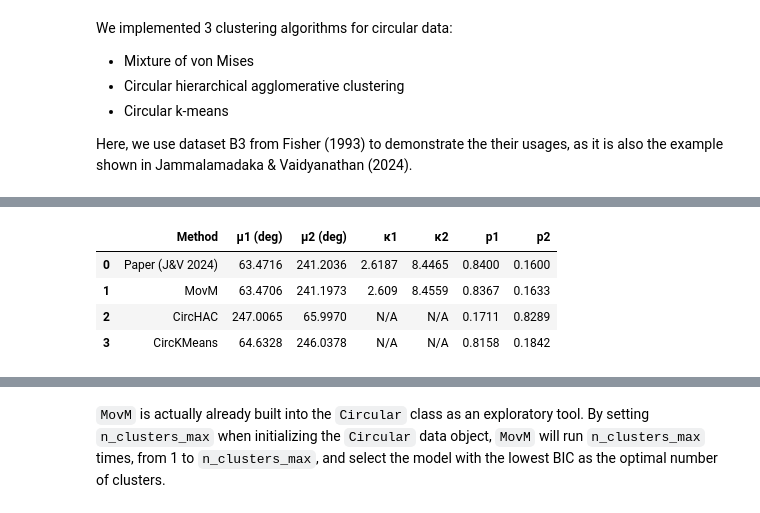
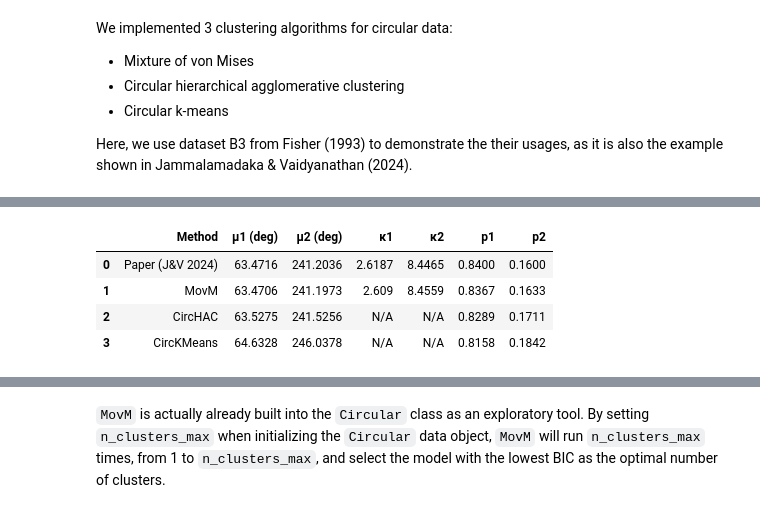
Before and after one commit to circstat/pycircstat2, a Jupyter notebook: examples/T5-clustering.ipynb, the cells around one changed output, grey strips where cells are left out. Cells and saved outputs as stored; diff of their text form; code cells hidden in the pictures.

```diff
--- a/examples/T5-clustering.ipynb
+++ b/examples/T5-clustering.ipynb
@@ -29,39 +31,39 @@ ckm.fit(d)
 # %%
 # Extract values
-μ_movm = np.rad2deg(movm.m_).round(4)[:]
-κ_movm = movm.kappa_.round(4)
-p_movm = movm.p_.round(4)
+μ_movm = np.rad2deg(movm.m_).round(4)[:][::-1]
+κ_movm = movm.kappa_.round(4)[::-1]
+p_movm = movm.p_.round(4)[::-1]
 
 μ_hac = np.rad2deg(hac.centers_).round(4)[::-1]
 p_hac = np.bincount(hac.labels_) / len(hac.labels_)  # Estimate p as relative cluster size
 p_hac = np.round(p_hac, 4)[::-1]
 
 μ_ckm = np.rad2deg(ckm.centers_).round(4)
 p_ckm = np.bincount(ckm.labels_) / len(ckm.labels_)  # Estimate p for KMeans
 p_ckm = np.round(p_ckm, 4)
 
 # Paper values (Jammalamadaka & Vaidyanathan, 2024)
 μ_paper = [63.4716, 241.2036]
 κ_paper = [2.6187, 8.4465]
 p_paper = [0.84, 0.16]
 
 # Construct the table
 df = pd.DataFrame({
     "Method": ["Paper (J&V 2024)", "MovM", "CircHAC", "CircKMeans"],
     "μ1 (deg)": [μ_paper[0], μ_movm[0], μ_hac[0], μ_ckm[0]],
     "μ2 (deg)": [μ_paper[1], μ_movm[1], μ_hac[1], μ_ckm[1]],
     "κ1": [κ_paper[0], κ_movm[0], "N/A", "N/A"],
     "κ2": [κ_paper[1], κ_movm[1], "N/A", "N/A"],
     "p1": [p_paper[0], p_movm[0], p_hac[0], p_ckm[0]],
     "p2": [p_paper[1], p_movm[1], p_hac[1], p_ckm[1]]
 })
 
 df
 # %% [output]
 |  | Method | μ1 (deg) | μ2 (deg) | κ1 | κ2 | p1 | p2 |
 | 0 | Paper (J&V 2024) | 63.4716 | 241.2036 | 2.6187 | 8.4465 | 0.8400 | 0.1600 |
 | 1 | MovM | 63.4706 | 241.1973 | 2.609 | 8.4559 | 0.8367 | 0.1633 |
-| 2 | CircHAC | 247.0065 | 65.9970 | N/A | N/A | 0.1711 | 0.8289 |
+| 2 | CircHAC | 63.5275 | 241.5256 | N/A | N/A | 0.8289 | 0.1711 |
 | 3 | CircKMeans | 64.6328 | 246.0378 | N/A | N/A | 0.8158 | 0.1842 |
 # %%
 ax_labels = ["A", "B", "C", "D", "E", "F", "G"]
```
Also changed, not shown: parts of 3 cells of this notebook, 1 other file.
